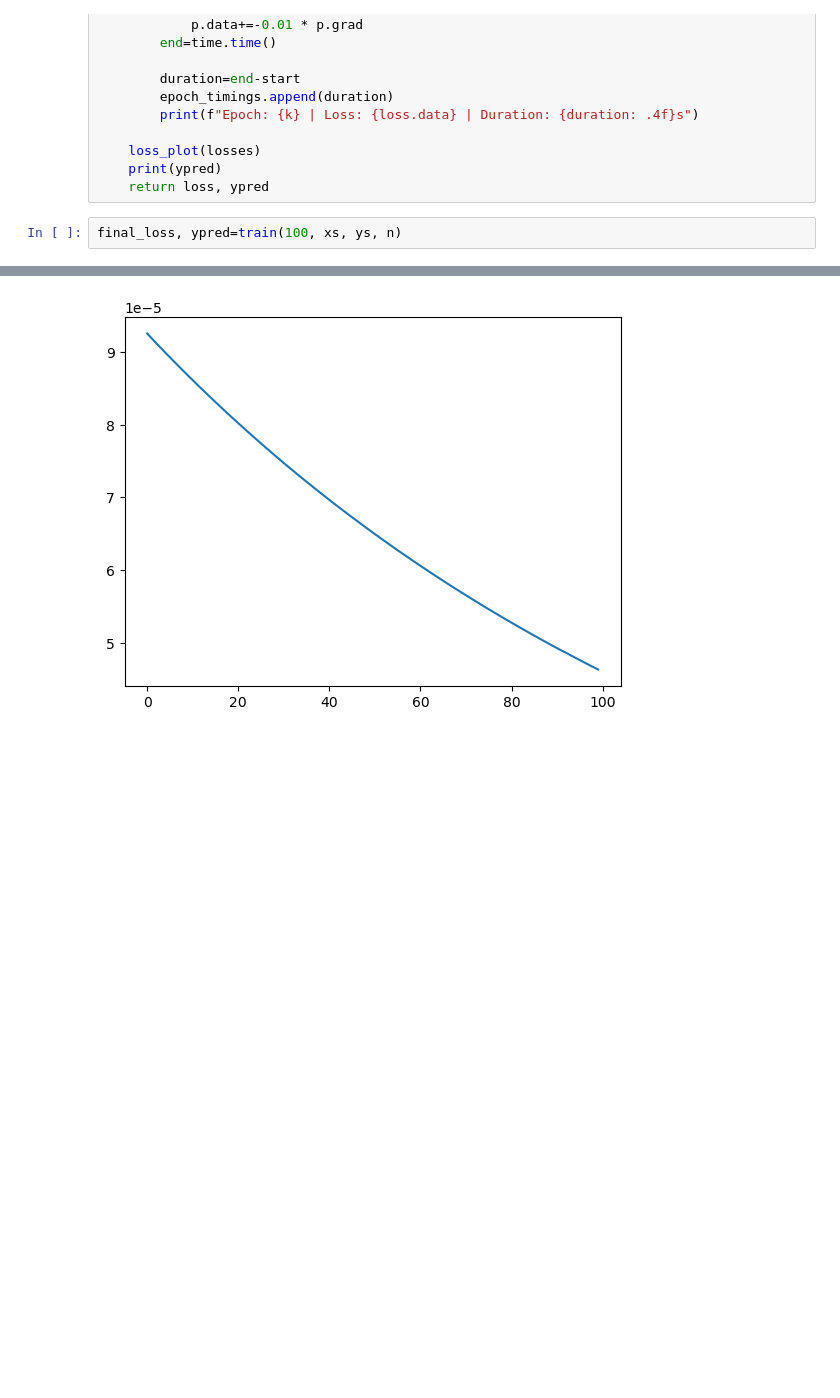
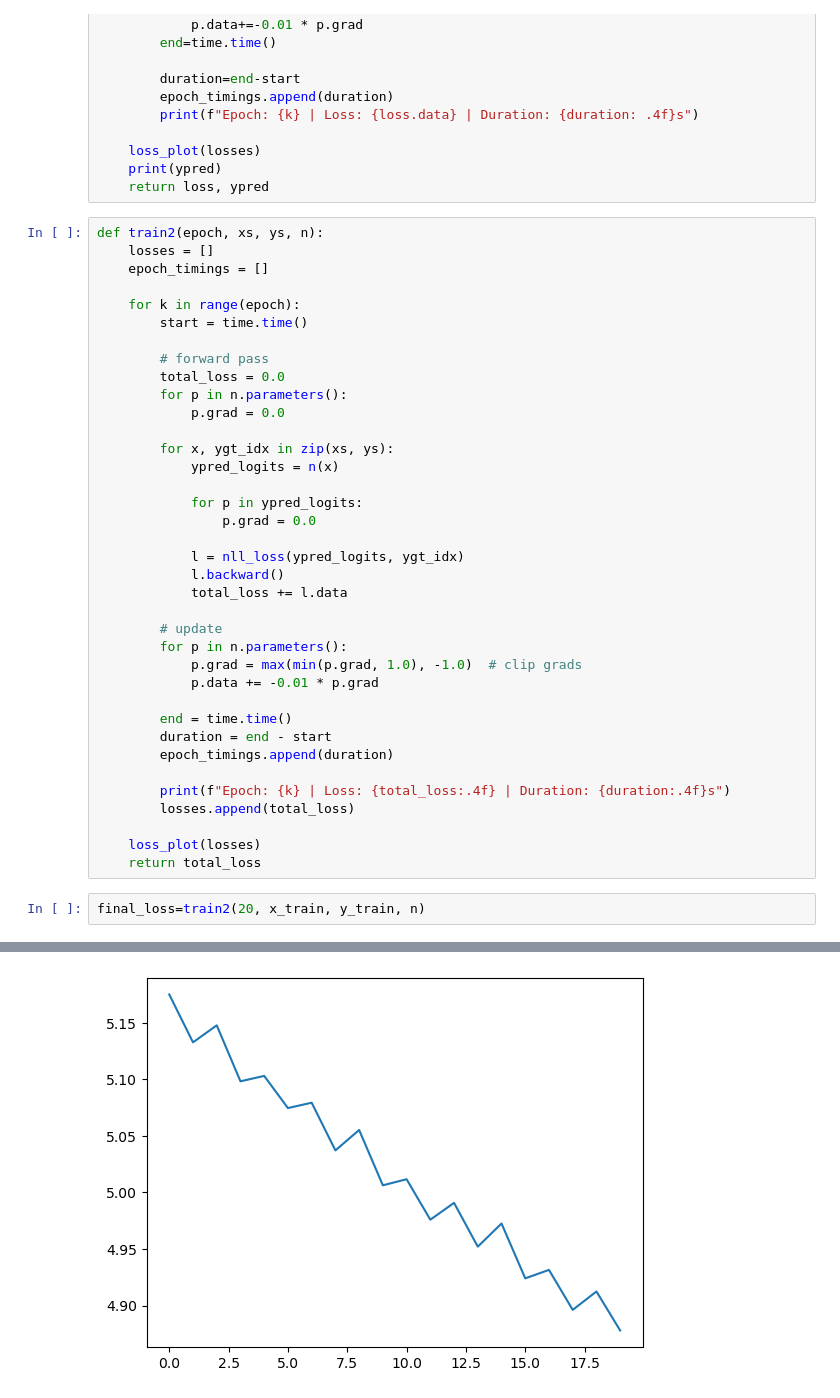
Before and after one commit to meh0013/micrograd_updated, a Jupyter notebook: Micrograd_Practice.ipynb, the cells around one changed output, grey strips where cells are left out. Drawn from its saved outputs; the diff is of its cells as text; blank space fills up the shorter version.

```diff
--- a/Micrograd_Practice.ipynb
+++ b/Micrograd_Practice.ipynb
@@ -276,6 +390,43 @@ def train(epoch, xs, ys, n):
     loss_plot(losses)
     print(ypred)
     return loss, ypred
+# %%
+def train2(epoch, xs, ys, n):
+    losses = []
+    epoch_timings = []
+
+    for k in range(epoch):
+        start = time.time()
+
+        # forward pass
+        total_loss = 0.0
+        for p in n.parameters():
+            p.grad = 0.0
+
+        for x, ygt_idx in zip(xs, ys):
+            ypred_logits = n(x)
+
+            for p in ypred_logits:
+                p.grad = 0.0
+
+            l = nll_loss(ypred_logits, ygt_idx)
+            l.backward()
+            total_loss += l.data
+
+        # update
+        for p in n.parameters():
+            p.grad = max(min(p.grad, 1.0), -1.0)  # clip grads
+            p.data += -0.01 * p.grad
+
+        end = time.time()
+        duration = end - start
+        epoch_timings.append(duration)
+
+        print(f"Epoch: {k} | Loss: {total_loss:.4f} | Duration: {duration:.4f}s")
+        losses.append(total_loss)
+
+    loss_plot(losses)
+    return total_loss
 # %%
-final_loss, ypred=train(100, xs, ys, n)
+final_loss=train2(20, x_train, y_train, n)
 # %% [output]
@@ -299 +453 @@ Epoch: 99 | Loss: 4.636598769746995e-05 | Duration:  0.0046s
-[figure, old version]
+[figure, new version]
```
Also changed, not shown: parts of 15 cells of this notebook.
